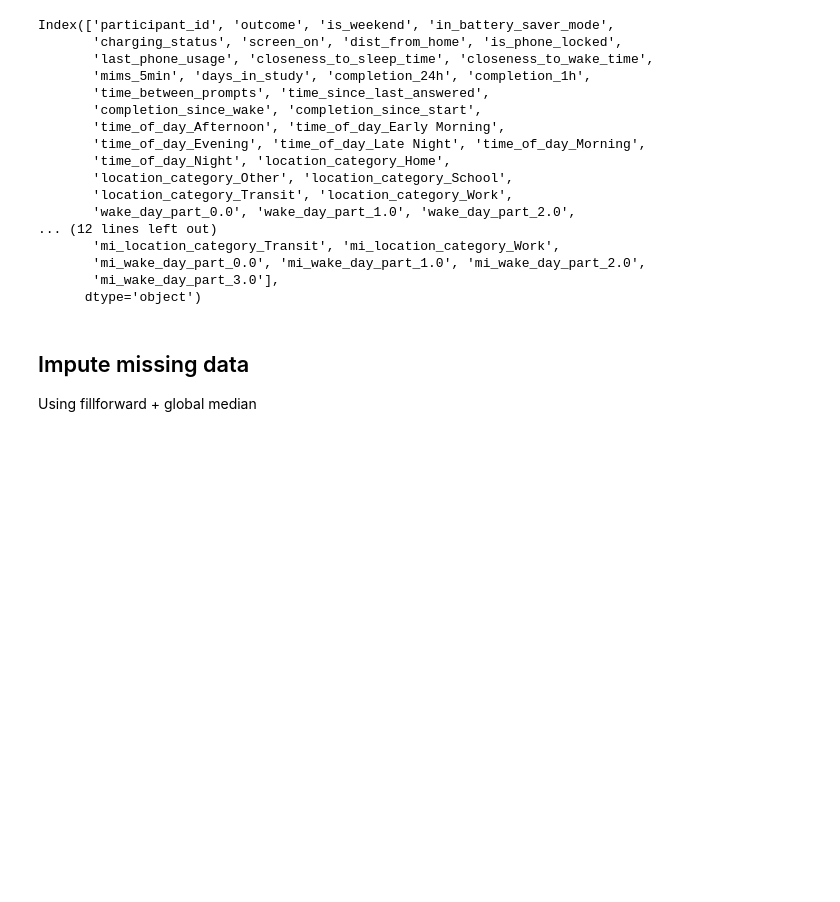
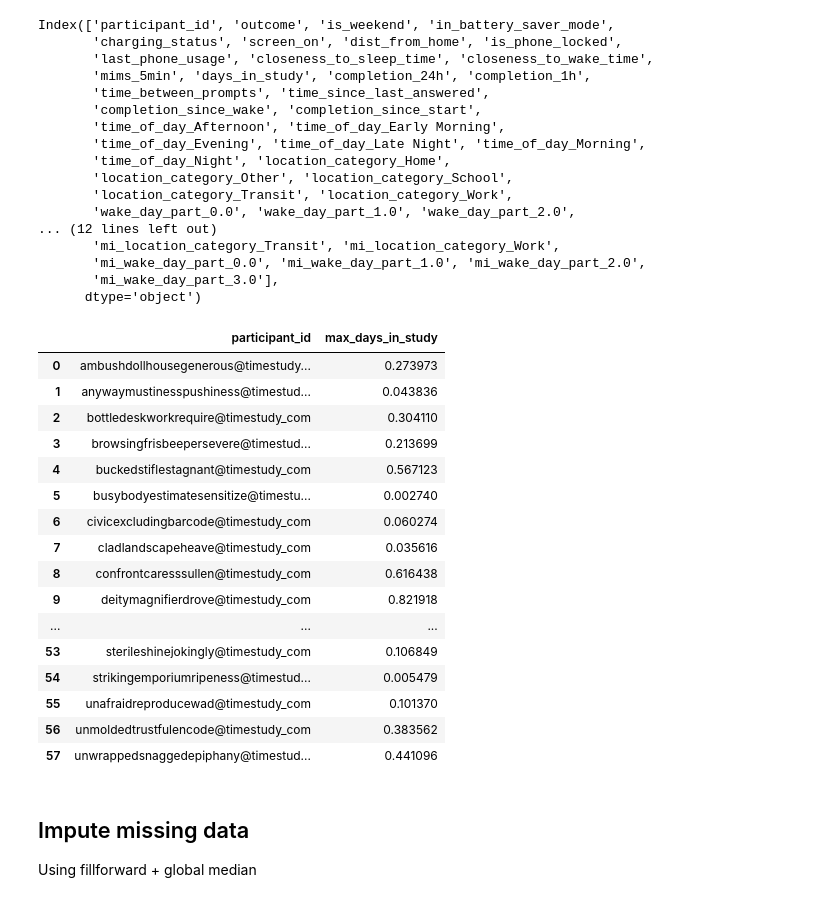
Before and after one commit to adityaponnada/real_time_prompting, a Jupyter notebook: withdrew_general_eval.ipynb, the cells around one changed output. Saved outputs shown, nothing was run; the diff lists cells and outputs as text; code cells hidden in the pictures; blank space fills up the shorter version.

```diff
--- a/withdrew_general_eval.ipynb
+++ b/withdrew_general_eval.ipynb
@@ -105,6 +105,29 @@ Index(['participant_id', 'outcome', 'is_weekend', 'in_battery_saver_mode',
        'mi_wake_day_part_0.0', 'mi_wake_day_part_1.0', 'mi_wake_day_part_2.0',
        'mi_wake_day_part_3.0'],
       dtype='object')
+# %%
+## Get the max value of days_in_study column for each user as a dataframe
+max_days_df = withdrew_features.groupby('participant_id')['days_in_study'].max().reset_index()
+max_days_df.rename(columns={'days_in_study': 'max_days_in_study'}, inplace=True)
+max_days_df
+# %% [output]
+|  | participant_id | max_days_in_study |
+| 0 | ambushdollhousegenerous@timestudy... | 0.273973 |
+| 1 | anywaymustinesspushiness@timestud... | 0.043836 |
+| 2 | bottledeskworkrequire@timestudy_com | 0.304110 |
+| 3 | browsingfrisbeepersevere@timestud... | 0.213699 |
+| 4 | buckedstiflestagnant@timestudy_com | 0.567123 |
+| 5 | busybodyestimatesensitize@timestu... | 0.002740 |
+| 6 | civicexcludingbarcode@timestudy_com | 0.060274 |
+| 7 | cladlandscapeheave@timestudy_com | 0.035616 |
+| 8 | confrontcaresssullen@timestudy_com | 0.616438 |
+| 9 | deitymagnifierdrove@timestudy_com | 0.821918 |
+| ... | ... | ... |
+| 53 | sterileshinejokingly@timestudy_com | 0.106849 |
+| 54 | strikingemporiumripeness@timestud... | 0.005479 |
+| 55 | unafraidreproducewad@timestudy_com | 0.101370 |
+| 56 | unmoldedtrustfulencode@timestudy_com | 0.383562 |
+| 57 | unwrappedsnaggedepiphany@timestud... | 0.441096 |
 # %% [markdown]
 ## Impute missing data
 Using fillforward + global median
```
Also changed, not shown: parts of 10 cells of this notebook.
